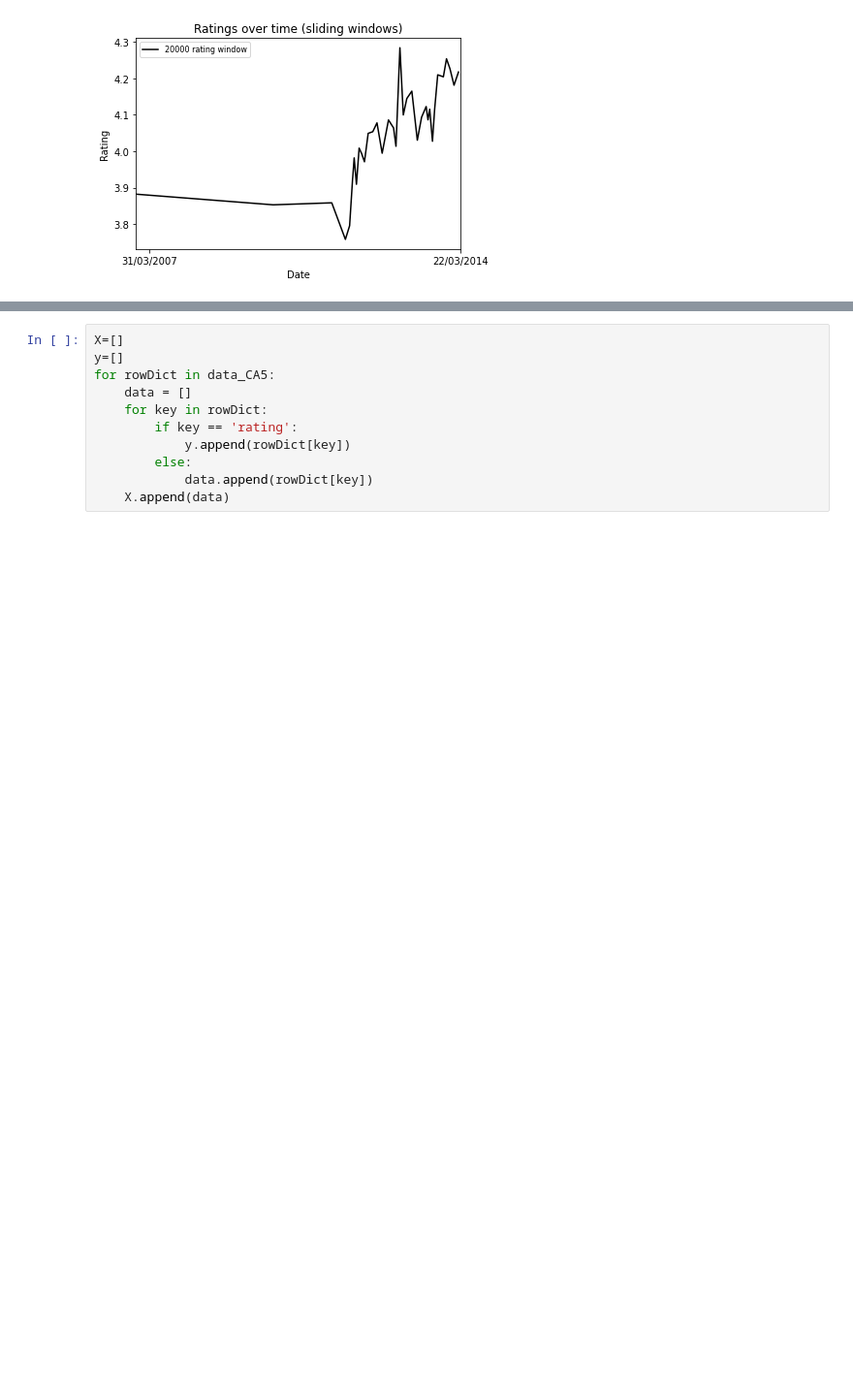
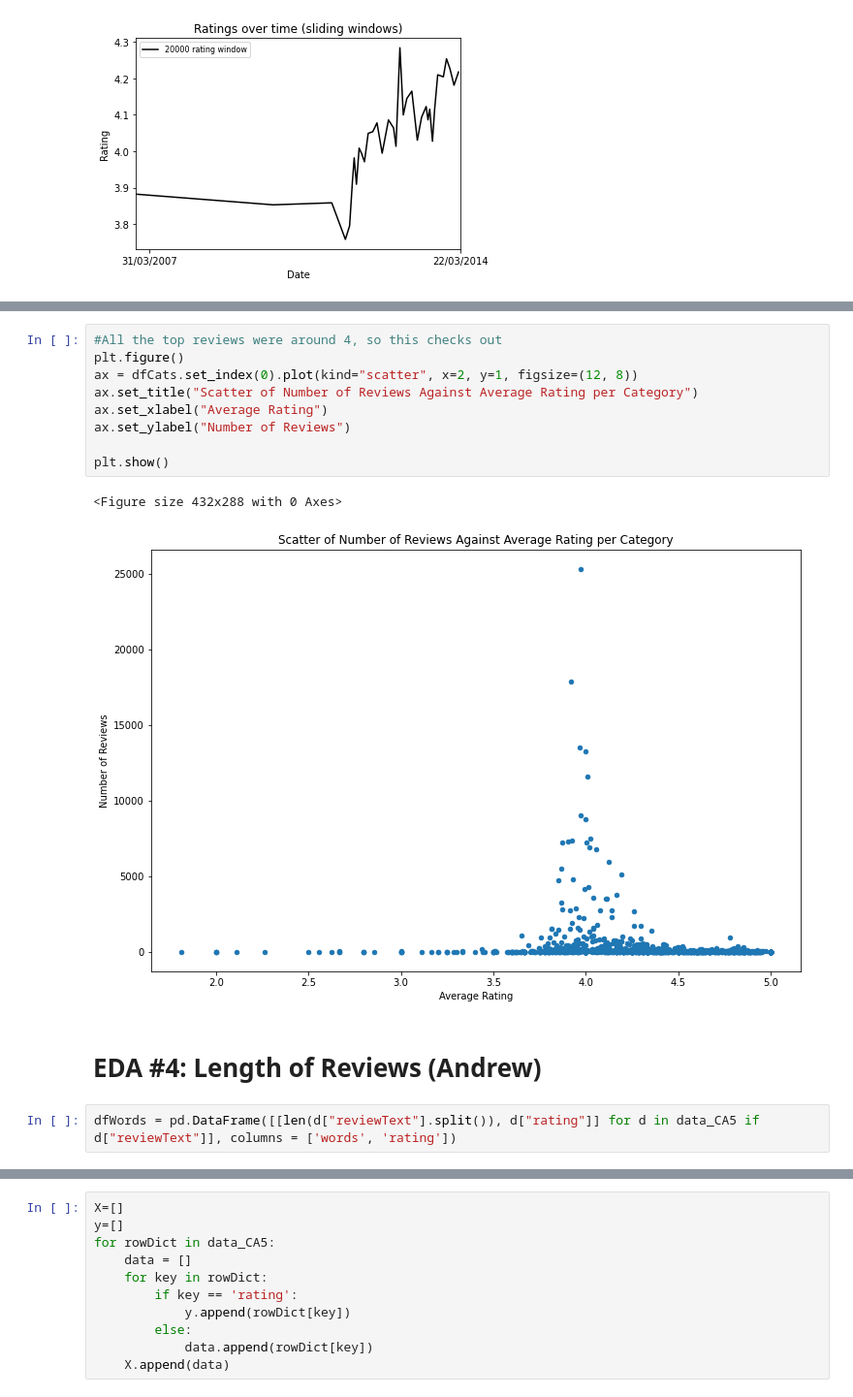
Before and after one commit to ddav118/CSE-158-CA-Google-Local-Predictions, a Jupyter notebook: David/Assignment2-David.ipynb, the cells around one changed output, grey strips where cells are left out. Shown at 97% size. Drawn from its saved outputs; the diff is of its cells as text; blank space fills up the shorter version.

```diff
--- a/David/Assignment2-David.ipynb
+++ b/David/Assignment2-David.ipynb
@@ -253,0 +276,16 @@ Random Ideas:
+# %%
+#All the top reviews were around 4, so this checks out
+plt.figure()
+ax = dfCats.set_index(0).plot(kind="scatter", x=2, y=1, figsize=(12, 8))
+ax.set_title("Scatter of Number of Reviews Against Average Rating per Category")
+ax.set_xlabel("Average Rating")
+ax.set_ylabel("Number of Reviews")
+
+plt.show()
+# %% [output]
+<Figure size 432x288 with 0 Axes>
+[figure, added]
+# %% [markdown]
+# **EDA #4: Length of Reviews (Andrew)**
+# %%
+dfWords = pd.DataFrame([[len(d["reviewText"].split()), d["rating"]] for d in data_CA5 if d["reviewText"]], columns = ['words', 'rating'])
```
Also changed, not shown: parts of 49 cells of this notebook.
